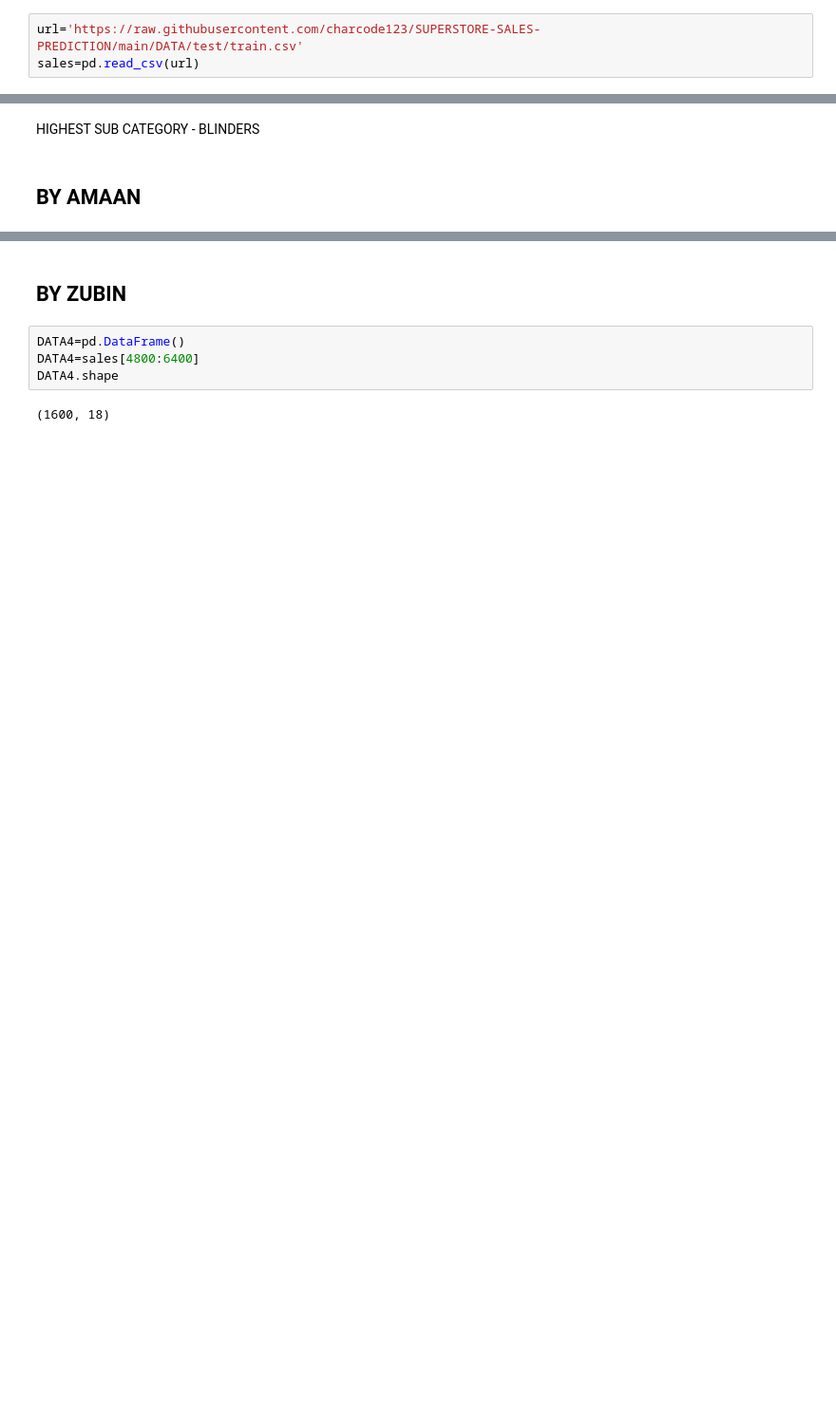
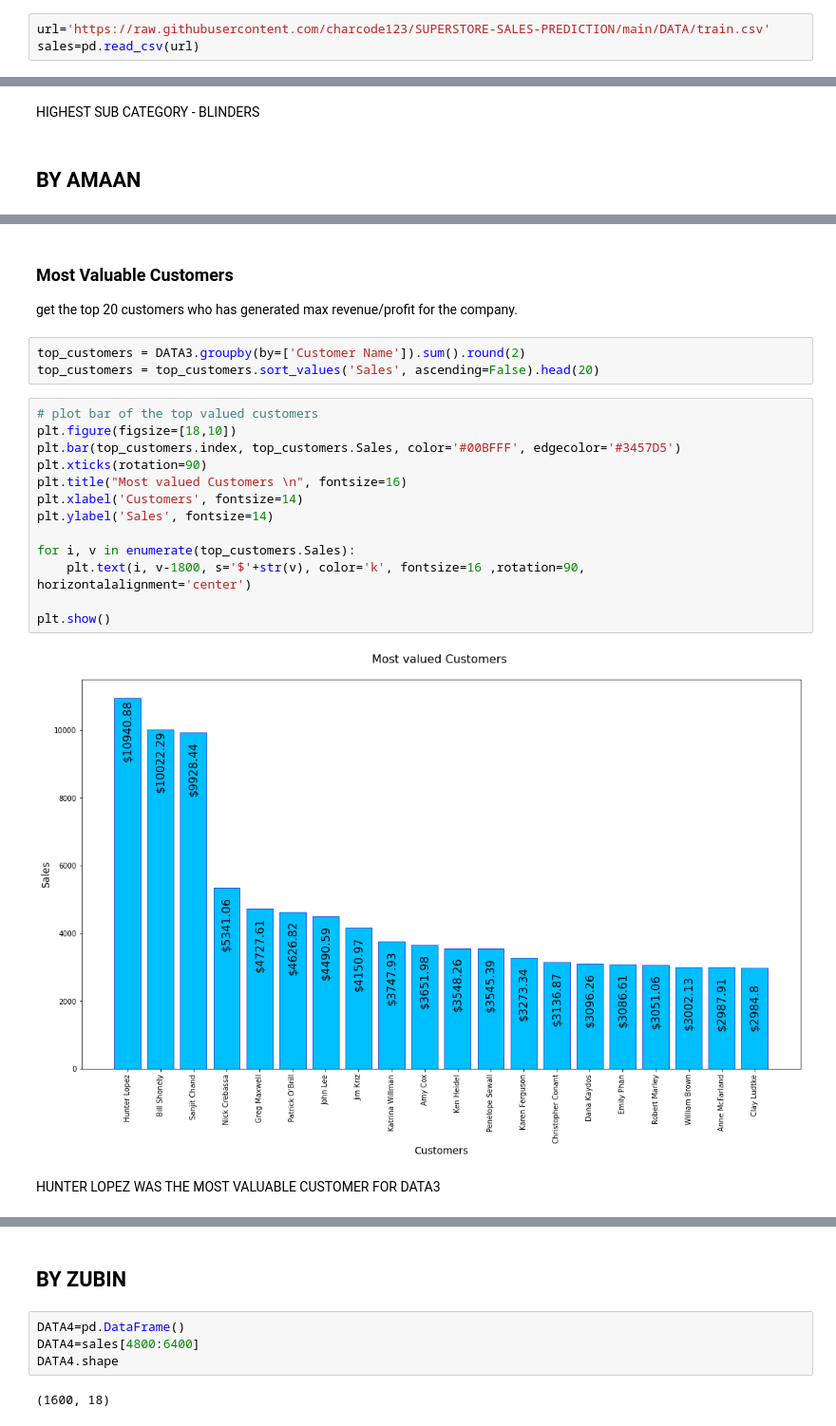
Before and after one commit to charcode123/SUPERSTORE-SALES-PREDICTION, a Jupyter notebook: EDA/SUPERSOREEDA.ipynb, the cells around one changed output, grey strips where cells are left out. Shown at 95% size. Saved outputs shown, nothing was run; the diff lists cells and outputs as text; blank space fills up the shorter version.

```diff
--- a/EDA/SUPERSOREEDA.ipynb
+++ b/EDA/SUPERSOREEDA.ipynb
@@ -6,7 +6,7 @@ import pandas as pd
 import matplotlib.pyplot as plt
 import seaborn as sns
 # %%
-url='https://raw.githubusercontent.com/charcode123/SUPERSTORE-SALES-PREDICTION/main/DATA/test/train.csv'
+url='https://raw.githubusercontent.com/charcode123/SUPERSTORE-SALES-PREDICTION/main/DATA/train.csv'
 sales=pd.read_csv(url)
 # %%
 sales.head()
@@ -511,0 +518,24 @@ DATA3.shape
+# %% [markdown]
+### Most Valuable Customers
+
+get the top 20 customers who has generated max revenue/profit for the company.
+# %%
+top_customers = DATA3.groupby(by=['Customer Name']).sum().round(2)
+top_customers = top_customers.sort_values('Sales', ascending=False).head(20)
+# %%
+# plot bar of the top valued customers
+plt.figure(figsize=[18,10])
+plt.bar(top_customers.index, top_customers.Sales, color='#00BFFF', edgecolor='#3457D5')
+plt.xticks(rotation=90)
+plt.title("Most valued Customers \n", fontsize=16)
+plt.xlabel('Customers', fontsize=14)
+plt.ylabel('Sales', fontsize=14)
+
+for i, v in enumerate(top_customers.Sales):
+    plt.text(i, v-1800, s='$'+str(v), color='k', fontsize=16 ,rotation=90, horizontalalignment='center')
+
+plt.show()
+# %% [output]
+[figure, added]
+# %% [markdown]
+HUNTER LOPEZ WAS THE MOST VALUABLE CUSTOMER FOR DATA3
```
Also changed, not shown: parts of 84 cells of this notebook, 1 other file.
